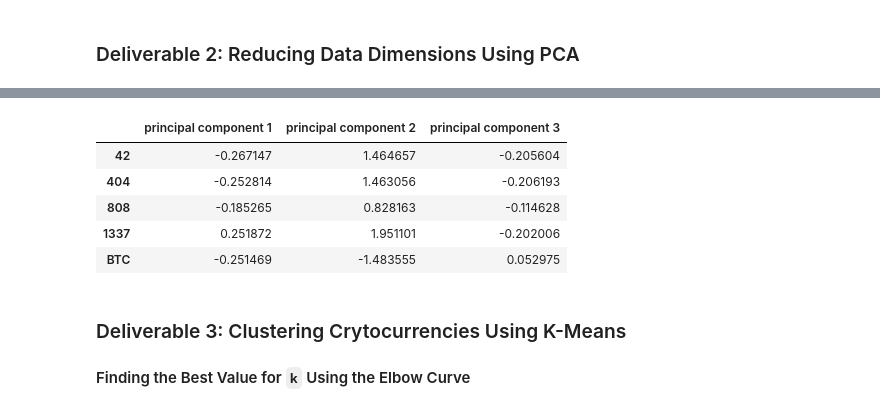
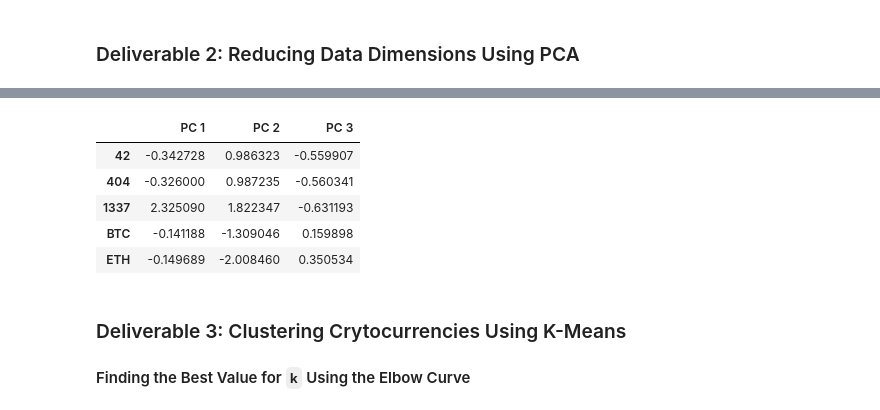
Before and after one commit to monikatomhave/Cryptocurrencies, a Jupyter notebook: crypto_clustering.ipynb, the cells around one changed output, grey strips where cells are left out. Drawn from its saved outputs; the diff is of its cells as text; code cells hidden in the pictures.

```diff
--- a/crypto_clustering.ipynb
+++ b/crypto_clustering.ipynb
@@ -89,3 +89,5 @@ new_crypto_df.head()
 # %%
 # Keep the rows where coins are mined.
 # YOUR CODE HERE
+new_crypto_df = new_crypto_df[new_crypto_df["TotalCoinsMined"]> 0]
+new_crypto_df.shape
@@ -163,18 +176,18 @@ crypto_pca = pca.fit_transform(cluster_scaled)
 # %%
 # Create a DataFrame with the three principal components.
 # YOUR CODE HERE
-df_crypto_pca = pd.DataFrame(
-    data = crypto_pca, columns = ["principal component 1", "principal component 2", "principal component 3"], index = cluster_df.index
+pcs_df = pd.DataFrame(
+    data = crypto_pca, columns = ["PC 1", "PC 2", "PC 3"], index = cluster_df.index
 )
 
-df_crypto_pca.head()
+pcs_df.head()
 # %% [output]
-|  | principal component 1 | principal component 2 | principal component 3 |
-| 42 | -0.267147 | 1.464657 | -0.205604 |
-| 404 | -0.252814 | 1.463056 | -0.206193 |
-| 808 | -0.185265 | 0.828163 | -0.114628 |
-| 1337 | 0.251872 | 1.951101 | -0.202006 |
-| BTC | -0.251469 | -1.483555 | 0.052975 |
+|  | PC 1 | PC 2 | PC 3 |
+| 42 | -0.342728 | 0.986323 | -0.559907 |
+| 404 | -0.326000 | 0.987235 | -0.560341 |
+| 1337 | 2.325090 | 1.822347 | -0.631193 |
+| BTC | -0.141188 | -1.309046 | 0.159898 |
+| ETH | -0.149689 | -2.008460 | 0.350534 |
 # %% [markdown]
 ### Deliverable 3: Clustering Crytocurrencies Using K-Means
 
```
Also changed, not shown: parts of 15 cells of this notebook.
